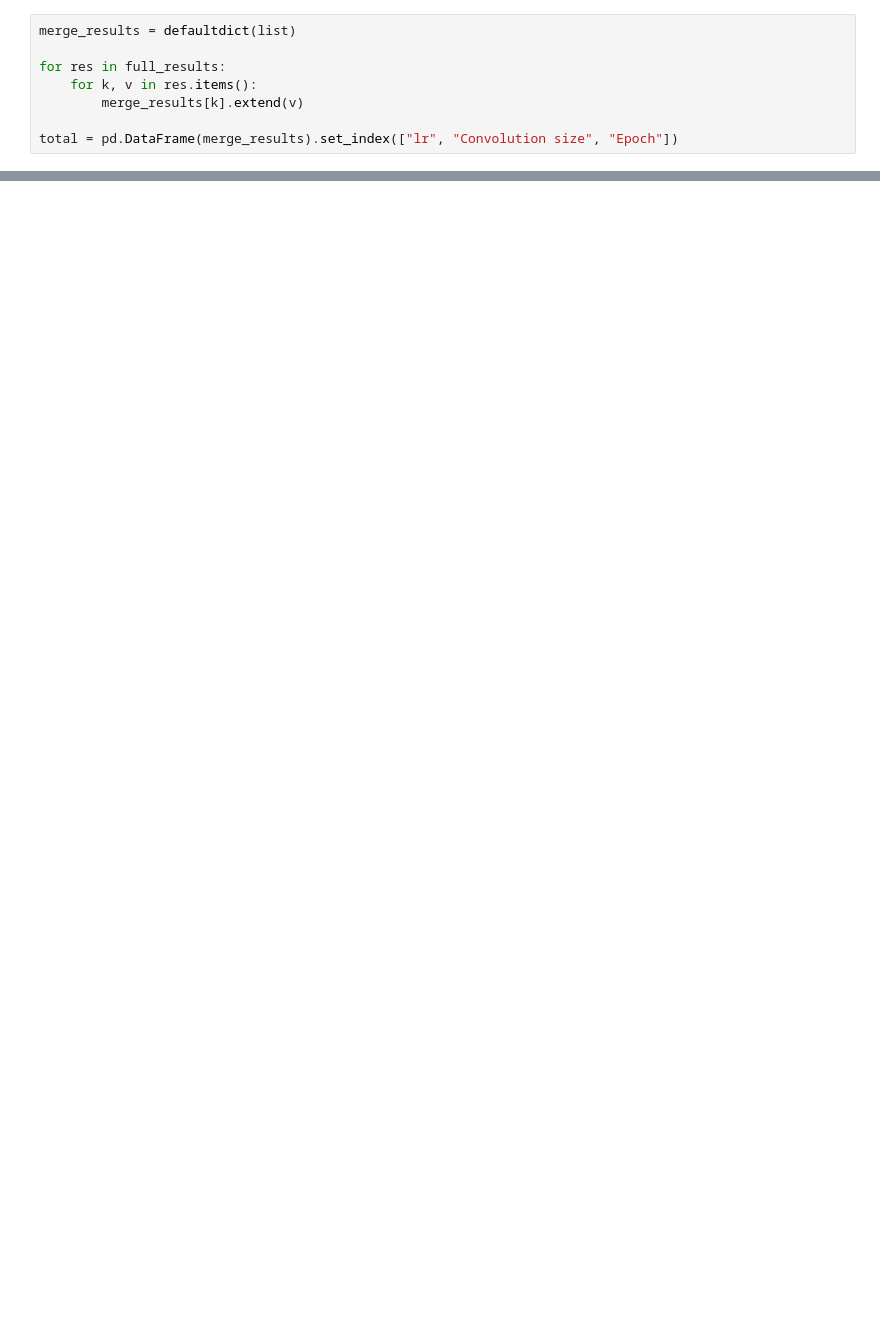
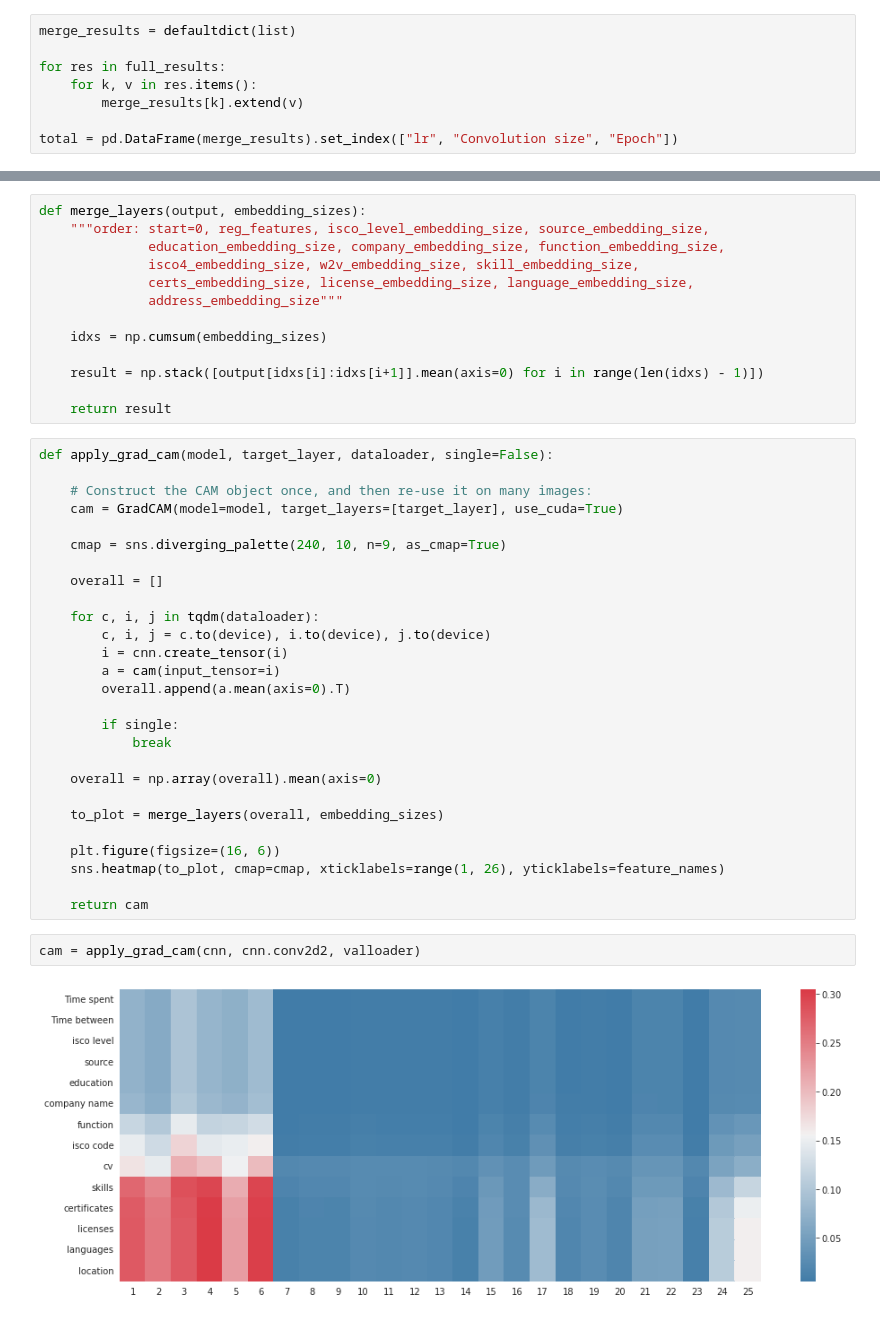
Before and after one commit to maxdata/MSc_thesis, a Jupyter notebook: Explainable/Explainable_CNN.ipynb, the cells around one changed output, grey strips where cells are left out. Cells and saved outputs as stored; diff of their text form; blank space fills up the shorter version.

```diff
--- a/Explainable/Explainable_CNN.ipynb
+++ b/Explainable/Explainable_CNN.ipynb
@@ -873,0 +904,44 @@ sns.heatmap(np.array(overall).mean(axis=0)[:,::-1], cmap=cmap, yticklabels=featu
+# %%
+def merge_layers(output, embedding_sizes):
+    """order: start=0, reg_features, isco_level_embedding_size, source_embedding_size,
+              education_embedding_size, company_embedding_size, function_embedding_size,
+              isco4_embedding_size, w2v_embedding_size, skill_embedding_size,
+              certs_embedding_size, license_embedding_size, language_embedding_size,
+              address_embedding_size"""
+
+    idxs = np.cumsum(embedding_sizes)
+
+    result = np.stack([output[idxs[i]:idxs[i+1]].mean(axis=0) for i in range(len(idxs) - 1)])
+
+    return result
+# %%
+def apply_grad_cam(model, target_layer, dataloader, single=False):
+
+    # Construct the CAM object once, and then re-use it on many images:
+    cam = GradCAM(model=model, target_layers=[target_layer], use_cuda=True)
+
+    cmap = sns.diverging_palette(240, 10, n=9, as_cmap=True)
+
+    overall = []
+
+    for c, i, j in tqdm(dataloader):
+        c, i, j = c.to(device), i.to(device), j.to(device)
+        i = cnn.create_tensor(i)
+        a = cam(input_tensor=i)
+        overall.append(a.mean(axis=0).T)
+
+        if single:
+            break
+
+    overall = np.array(overall).mean(axis=0)
+
+    to_plot = merge_layers(overall, embedding_sizes)
+
+    plt.figure(figsize=(16, 6))
+    sns.heatmap(to_plot, cmap=cmap, xticklabels=range(1, 26), yticklabels=feature_names)
+
+    return cam
+# %%
+cam = apply_grad_cam(cnn, cnn.conv2d2, valloader)
+# %% [output]
+[figure, added]
```
Also changed, not shown: parts of 22 cells of this notebook, 1 other file.
